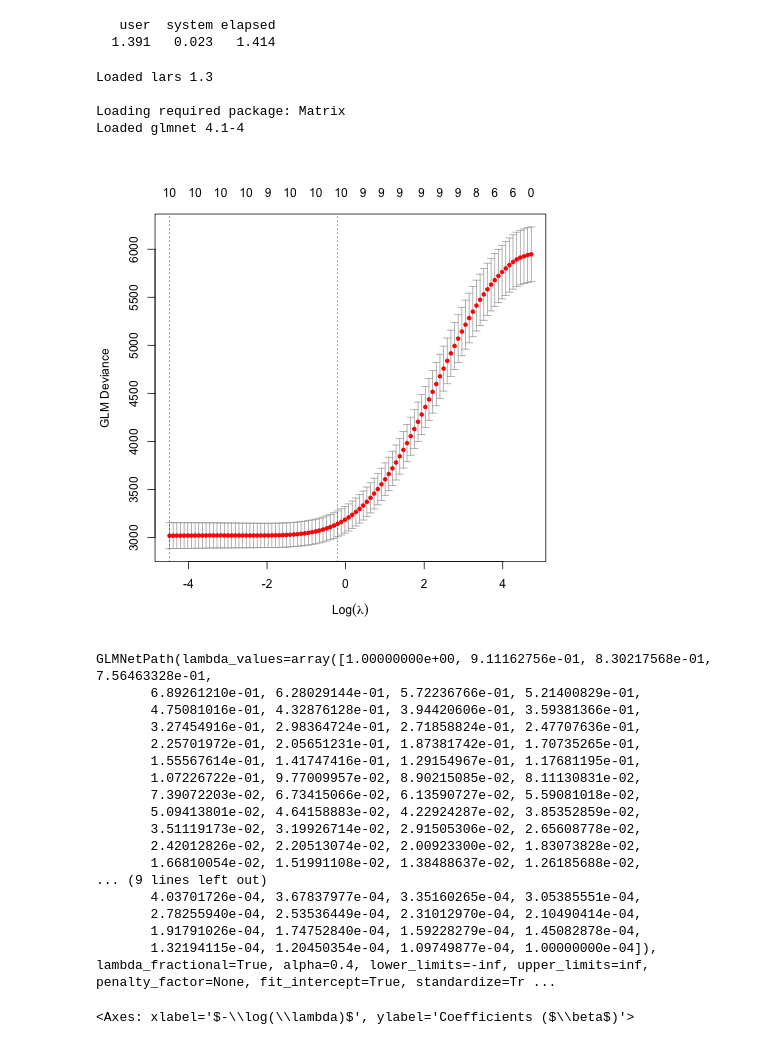
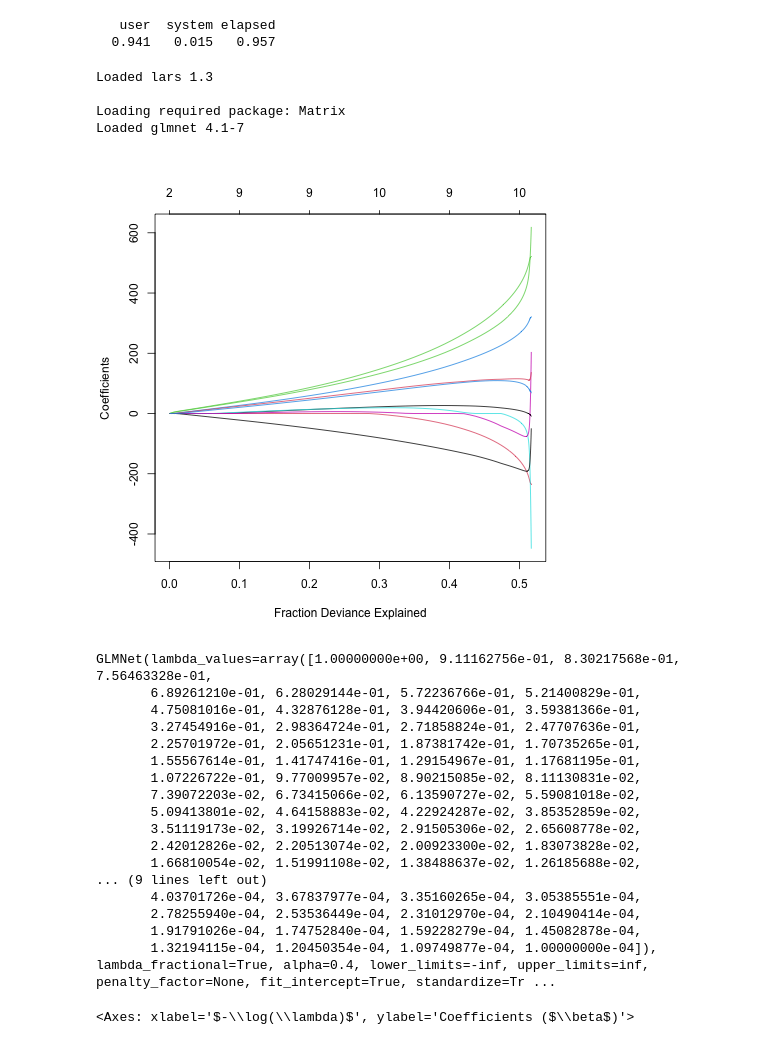
Before and after one commit to jonathan-taylor/glmnetpy, a Jupyter notebook: docs/examples/cross_validation.ipynb, the cells around one changed output. Cells and saved outputs as stored; diff of their text form; code cells hidden in the pictures.

```diff
--- a/docs/examples/cross_validation.ipynb
+++ b/docs/examples/cross_validation.ipynb
@@ -14,29 +13,29 @@ import rpy2
 # %%
 %%R -o X,Y,N
 #install.packages('lars', repo='http://cloud.r-project.org')
 library(lars)
 library(glmnet)
 data(diabetes)
 X = model.matrix(lm(y ~ x, data=diabetes))[,-1]
 N = colnames(diabetes$x)
 Y = diabetes$y
-plot(cv.glmnet(X, Y, family=gaussian(), alpha=0.4))
+plot(glmnet(X, Y, family=gaussian(), alpha=0.4), xvar='dev')
 system.time(cv.glmnet(X, Y, family=gaussian(),
                       alpha=0.4, nfolds=10))
 # %% [output]
    user  system elapsed
-  1.391   0.023   1.414
+  0.941   0.015   0.957
 Loaded lars 1.3
 
 Loading required package: Matrix
-Loaded glmnet 4.1-4
+Loaded glmnet 4.1-7
-[figure, old version]
+[figure, new version]
 # %%
 X = pd.DataFrame(X, columns=N)
-G = GLMNetPath(alpha=.4)
+G = GLMNet(alpha=.4)
 G.fit(X, Y)
 # %% [output]
-GLMNetPath(lambda_values=array([1.00000000e+00, 9.11162756e-01, 8.30217568e-01, 7.56463328e-01,
+GLMNet(lambda_values=array([1.00000000e+00, 9.11162756e-01, 8.30217568e-01, 7.56463328e-01,
        6.89261210e-01, 6.28029144e-01, 5.72236766e-01, 5.21400829e-01,
        4.75081016e-01, 4.32876128e-01, 3.94420606e-01, 3.59381366e-01,
        3.27454916e-01, 2.98364724e-01, 2.71858824e-01, 2.47707636e-01,
```
Also changed, not shown: parts of 12 cells of this notebook, 28 other files.
